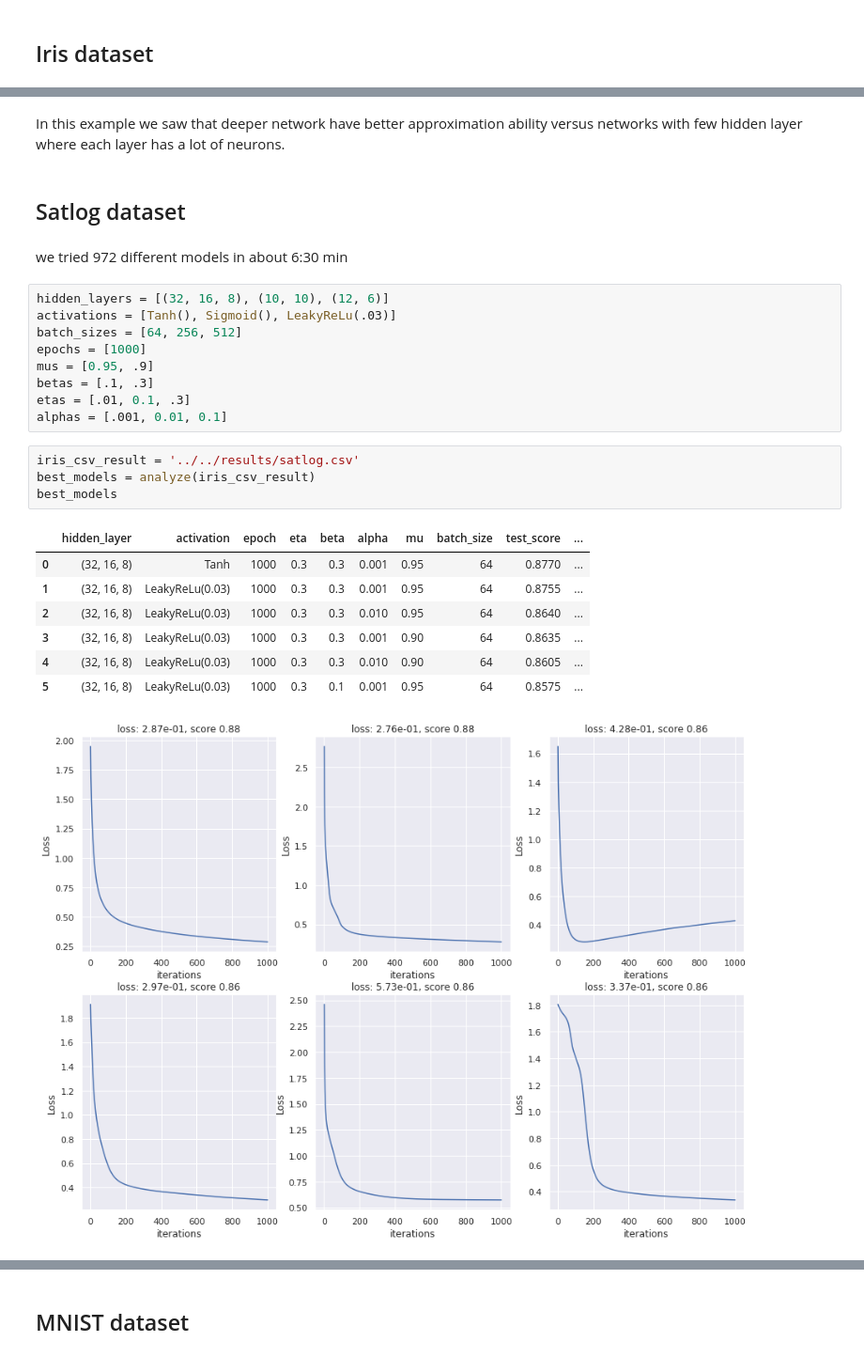
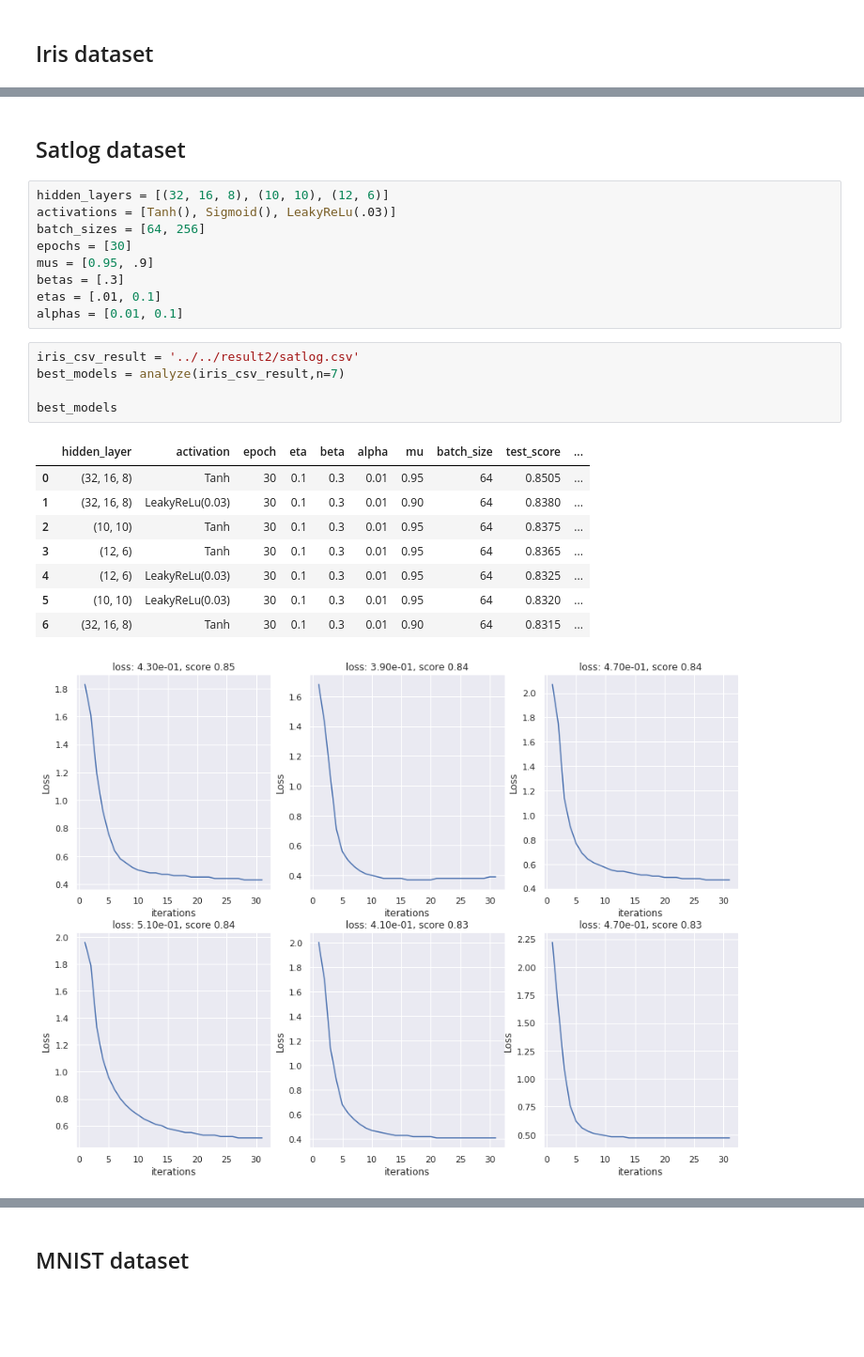
Before and after one commit to alirezaafzalaghaei/neural-netwroks-from-scratch, a Jupyter notebook: module/examples/Report.ipynb, the cells around one changed output, grey strips where cells are left out. Shown at 94% size. Cells and saved outputs as stored; diff of their text form; blank space fills up the shorter version.

Commit message:
more on examples

```diff
--- a/module/examples/Report.ipynb
+++ b/module/examples/Report.ipynb
@@ -144,28 +172,26 @@ best_models
-# %% [markdown]
-In this example we saw that deeper network have better approximation ability versus networks with few hidden layer where each layer has a lot of neurons.
 # %% [markdown]
 ## Satlog dataset
-# %% [markdown]
-we tried 972 different models in about 6:30 min
 # %%
 hidden_layers = [(32, 16, 8), (10, 10), (12, 6)]
 activations = [Tanh(), Sigmoid(), LeakyReLu(.03)]
-batch_sizes = [64, 256, 512]
-epochs = [1000]
+batch_sizes = [64, 256]
+epochs = [30]
 mus = [0.95, .9]
-betas = [.1, .3]
-etas = [.01, 0.1, .3]
-alphas = [.001, 0.01, 0.1]
+betas = [.3]
+etas = [.01, 0.1]
+alphas = [0.01, 0.1]
 # %%
-iris_csv_result = '../../results/satlog.csv'
-best_models = analyze(iris_csv_result)
+iris_csv_result = '../../result2/satlog.csv'
+best_models = analyze(iris_csv_result,n=7)
+
 best_models
 # %% [output]
 |  | hidden_layer | activation | epoch | eta | beta | alpha | mu | batch_size | test_score | ... |
-| 0 | (32, 16, 8) | Tanh | 1000 | 0.3 | 0.3 | 0.001 | 0.95 | 64 | 0.8770 | ... |
-| 1 | (32, 16, 8) | LeakyReLu(0.03) | 1000 | 0.3 | 0.3 | 0.001 | 0.95 | 64 | 0.8755 | ... |
-| 2 | (32, 16, 8) | LeakyReLu(0.03) | 1000 | 0.3 | 0.3 | 0.010 | 0.95 | 64 | 0.8640 | ... |
-| 3 | (32, 16, 8) | LeakyReLu(0.03) | 1000 | 0.3 | 0.3 | 0.001 | 0.90 | 64 | 0.8635 | ... |
-| 4 | (32, 16, 8) | LeakyReLu(0.03) | 1000 | 0.3 | 0.3 | 0.010 | 0.90 | 64 | 0.8605 | ... |
-| 5 | (32, 16, 8) | LeakyReLu(0.03) | 1000 | 0.3 | 0.1 | 0.001 | 0.95 | 64 | 0.8575 | ... |
+| 0 | (32, 16, 8) | Tanh | 30 | 0.1 | 0.3 | 0.01 | 0.95 | 64 | 0.8505 | ... |
+| 1 | (32, 16, 8) | LeakyReLu(0.03) | 30 | 0.1 | 0.3 | 0.01 | 0.90 | 64 | 0.8380 | ... |
+| 2 | (10, 10) | Tanh | 30 | 0.1 | 0.3 | 0.01 | 0.95 | 64 | 0.8375 | ... |
+| 3 | (12, 6) | Tanh | 30 | 0.1 | 0.3 | 0.01 | 0.95 | 64 | 0.8365 | ... |
+| 4 | (12, 6) | LeakyReLu(0.03) | 30 | 0.1 | 0.3 | 0.01 | 0.95 | 64 | 0.8325 | ... |
+| 5 | (10, 10) | LeakyReLu(0.03) | 30 | 0.1 | 0.3 | 0.01 | 0.95 | 64 | 0.8320 | ... |
+| 6 | (32, 16, 8) | Tanh | 30 | 0.1 | 0.3 | 0.01 | 0.90 | 64 | 0.8315 | ... |
-[figure, old version]
+[figure, new version]
```
Also changed, not shown: parts of 31 cells of this notebook, 14 other files.
